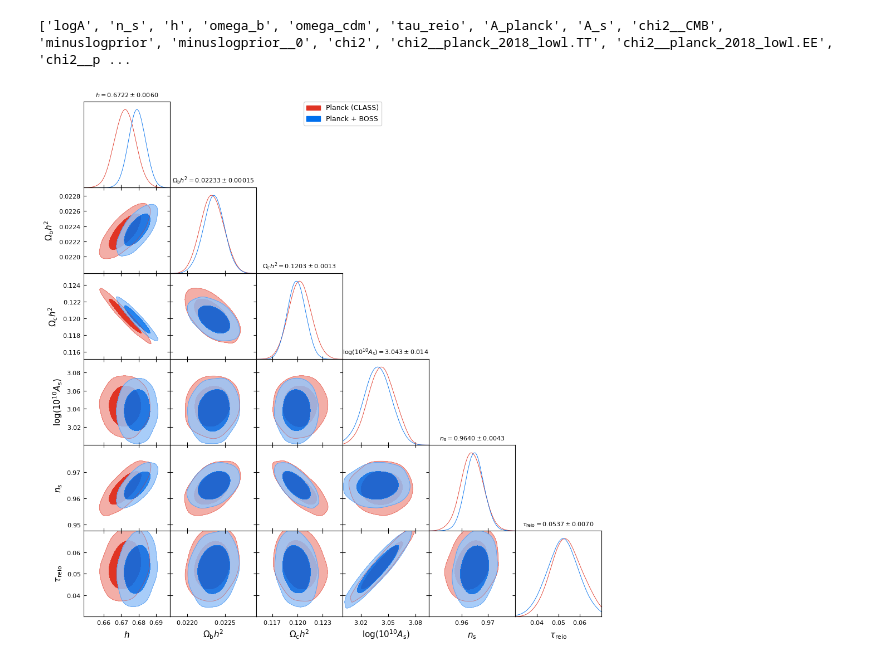
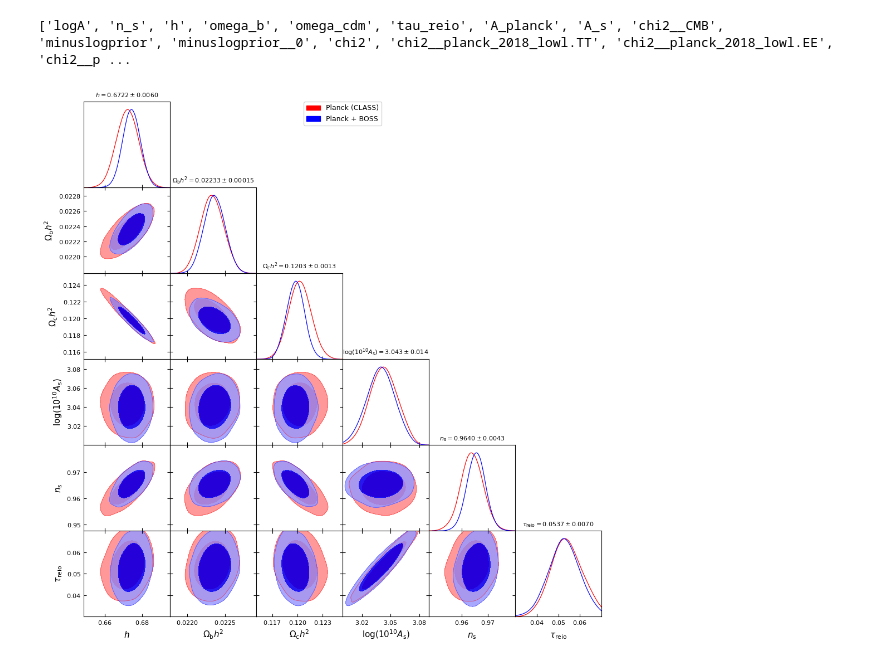
Before and after one commit to fverd/cobaya, a Jupyter notebook: FRA/analyze-chain.ipynb, the cells around one changed output. Drawn from its saved outputs; the diff is of its cells as text; code cells hidden in the pictures.

```diff
--- a/FRA/analyze-chain.ipynb
+++ b/FRA/analyze-chain.ipynb
@@ -8,13 +8,13 @@ import numpy as np
 %matplotlib inline
 # %%
 boss_full = load_samples('/home/fverdian/cobaya/chains-buone/pbjboss_full/full', to_getdist=True)
-boss_full.label='pbj full'
+boss_full.label='BOSS EFT'
 print([pn.name for pn in boss_full.paramNames.names])
 
 boss_b1 = load_samples('/home/fverdian/cobaya/chains/testnewimpl/bossb1', to_getdist=True)
 boss_b1.label='sampling lkl'
 
-boss_planck = load_samples('/home/fverdian/cobaya/chains-ulysses/boss_planck/b+p', to_getdist=True)
+boss_planck = load_samples('/home/fverdian/cobaya/chains-ulysses/boss_planck_withnu/bpnu', to_getdist=True)
 boss_planck.label='Planck + BOSS'
 # %% [output]
 ['h', 'omega_b', 'omega_cdm', 'logA', 'n_s', 'b1_ngc_z1', 'b1_sgc_z1', 'b1_ngc_z3', 'b1_sgc_z3', 'b2_ngc_z1', 'b2_sgc_z1', 'b2_ngc_z3', 'b2_sgc_z3', 'bG2_ngc_z1', 'bG2_sgc_z1', 'bG2_ngc_z3', 'bG2_sgc_ ...
@@ -110,8 +111,8 @@ print([pn.name for pn in cmb_class.paramNames.names])
 # %%
 %matplotlib inline
 pars_toplot = ['h','omega_b','omega_cdm','logA', 'n_s', 'tau_reio']
 gdplot = gdplt.get_subplot_plotter()
-
-gdplot.triangle_plot([cmb_class, boss_planck], pars_toplot, filled=True, title_limit=1)
+gdplot.settings.linewidth=1.5
+gdplot.triangle_plot([cmb_class, boss_planck], pars_toplot, contour_colors=['r','b'],filled=True, title_limit=1)
 # %% [output]
-[figure, old version]
+[figure, new version]
```
Also changed, not shown: parts of 2 cells of this notebook, 6 other files.
